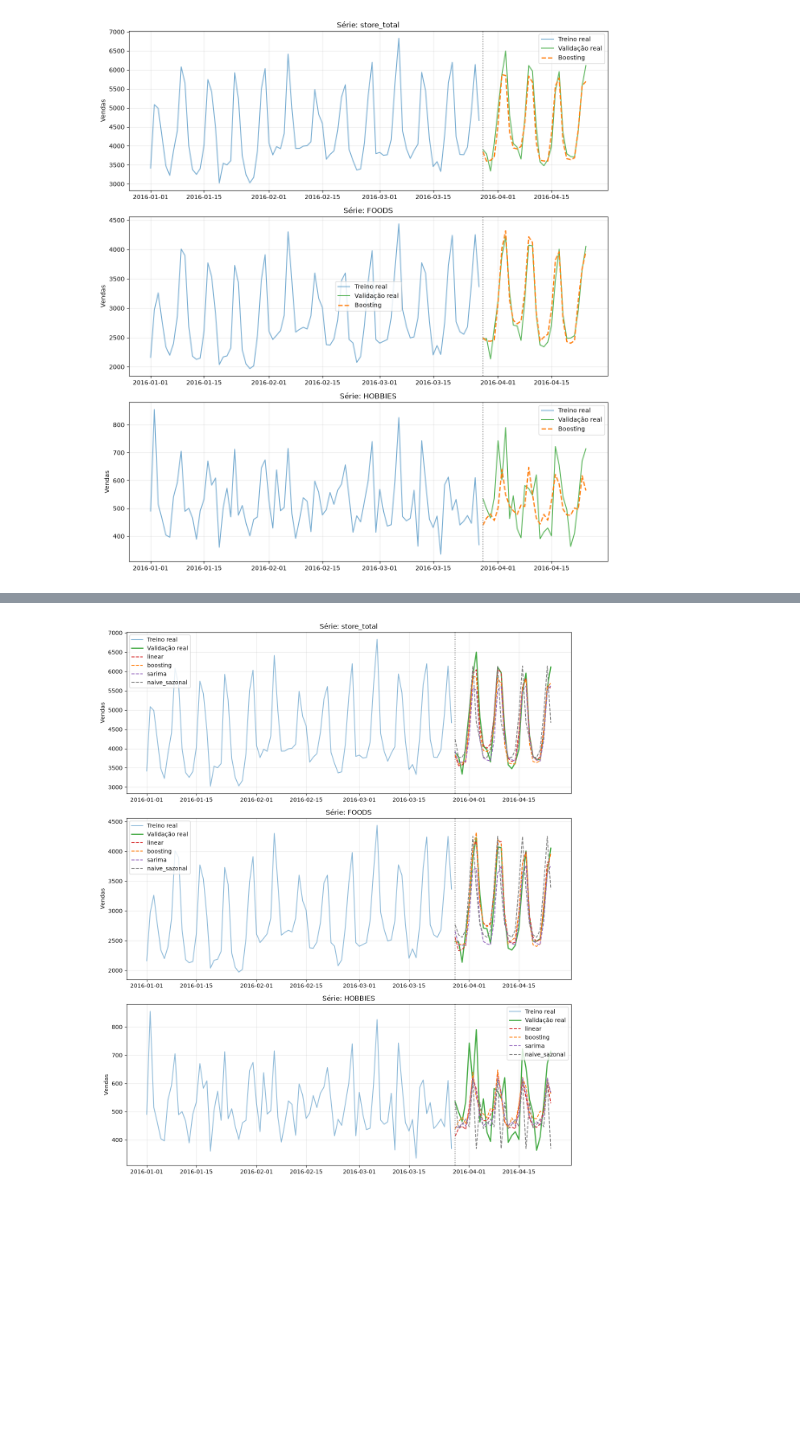
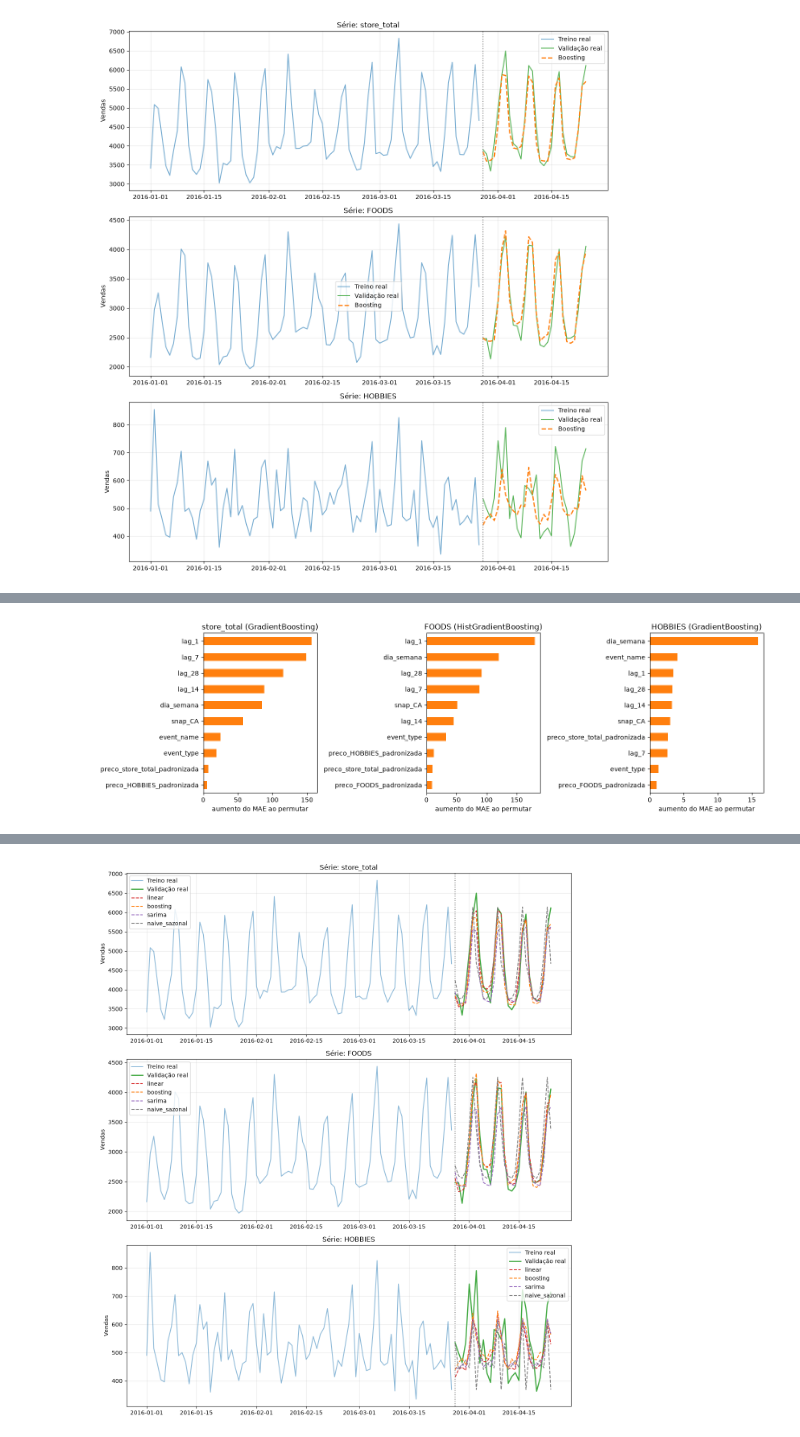
Before and after one commit to JaimeWillianCarneiro/Series-Temporais-G5, a Jupyter notebook: analise_task2.ipynb, the cells around one changed output, grey strips where cells are left out. Cells and saved outputs as stored; diff of their text form; code cells hidden in the pictures; blank space fills up the shorter version.

Commit message:
task2: notebook atualizado com previsÕes/métricas/visualizaçÕes

```diff
--- a/analise_task2.ipynb
+++ b/analise_task2.ipynb
@@ -347,0 +375,16 @@ dtype: int64
+# %%
+treino, val = carregar_dados(RAIZ)
+lista_m = []
+for serie in series:
+    p = df_previsoes_boost[df_previsoes_boost['series'] == serie].assign(date=lambda x: pd.to_datetime(x['date']))
+    j = val[['date', serie]].merge(p[['date', 'yhat']], on='date', how='left')
+    assert len(j) == 28 and j['yhat'].notna().all(), f'previsões incompletas para {serie}'
+    mae, rmse, mase = calcular_metricas(treino[serie].values, j[serie].values, j['yhat'].values)
+    lista_m.append({'series': serie, 'modelo': 'boosting', 'mae': mae, 'rmse': rmse, 'mase': mase})
+df_boost = pd.DataFrame(lista_m)
+
+arq = Path('saidas/metricas.csv')
+antigo = pd.read_csv(arq)
+df_metricas = pd.concat([antigo[~antigo['modelo'].isin(['boosting', 'arvore'])], df_boost], ignore_index=True)
+df_metricas.to_csv(arq, index=False)
+df_boost
@@ -369,0 +424,23 @@ fig.tight_layout(); plt.show()
+# %%
+from sklearn.inspection import permutation_importance
+
+def grupo(col):
+    for g in ['dia_semana', 'event_name', 'event_type']:
+        if col.startswith(g):
+            return g
+    return col
+
+fig, axes = plt.subplots(1, 3, figsize=(15, 4.5))
+for ax, serie in zip(axes, series):
+    pacote = joblib.load(f'modelo_arvore_{serie}.pkl')
+    m = pacote['modelo']
+    X_t, y_t = montar_treino(df_treino, df_covariaveis_final, serie)
+    ult = X_t.index[-365:]
+    r = permutation_importance(m, X_t.loc[ult, m.feature_names_in_], y_t.loc[ult],
+                               scoring='neg_mean_absolute_error', n_repeats=5, random_state=42)
+    imp = pd.Series(r.importances_mean, index=m.feature_names_in_).groupby(grupo).sum().sort_values()
+    imp.tail(10).plot.barh(ax=ax, color='tab:orange')
+    ax.set_title(f'{serie} ({pacote["nome"]})'); ax.set_xlabel('aumento do MAE ao permutar')
+fig.tight_layout(); plt.show()
+# %% [output]
+[figure, added]
```
Also changed, not shown: parts of 23 cells of this notebook.
